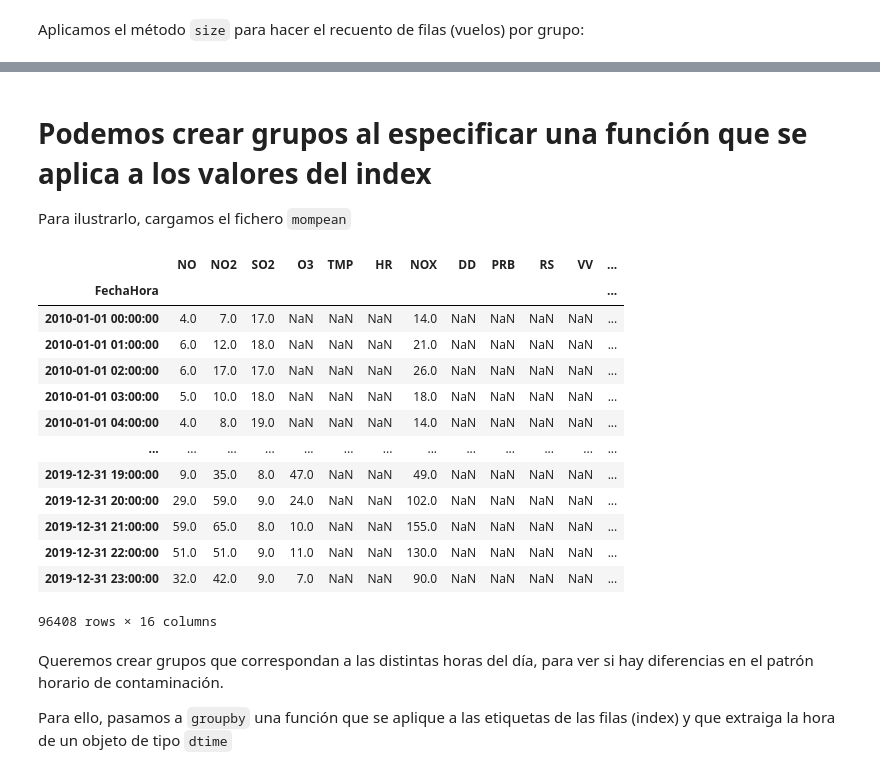
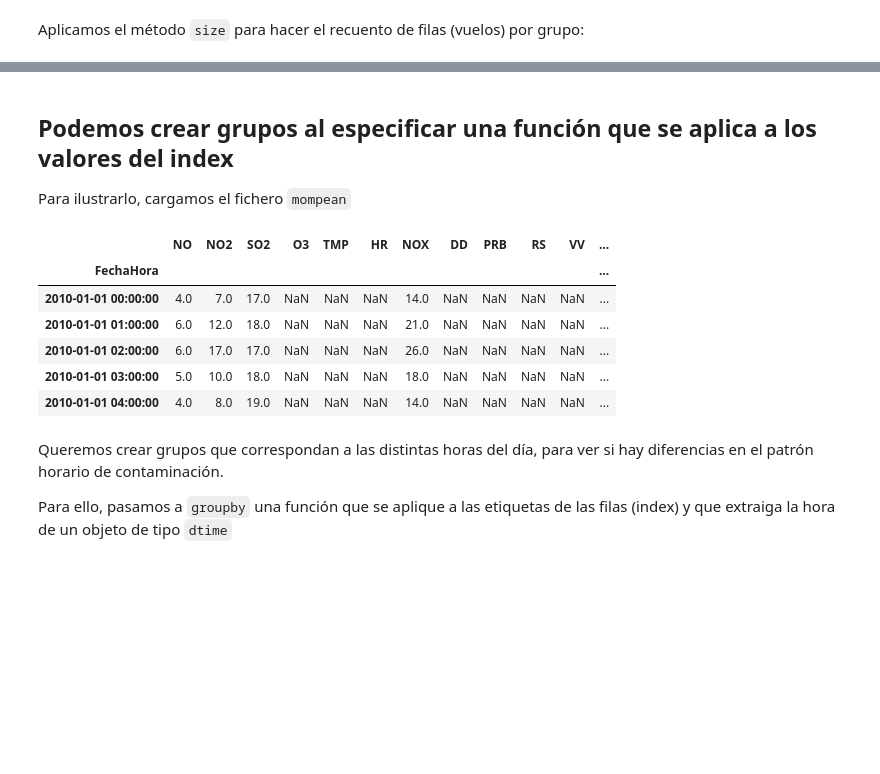
Before and after one commit to mkesslerct/data_science_Python, a Jupyter notebook: transparencias/07-groupby/01-groupby-slides.ipynb, the cells around one changed output, grey strips where cells are left out. Drawn from its saved outputs; the diff is of its cells as text; code cells hidden in the pictures; blank space fills up the shorter version.

```diff
--- a/transparencias/07-groupby/01-groupby-slides.ipynb
+++ b/transparencias/07-groupby/01-groupby-slides.ipynb
@@ -135,27 +128,20 @@ month  origin
        LGA        9067
 dtype: int64
 # %% [markdown]
-# Podemos crear grupos al especificar una función que se aplica a los valores del index
+## Podemos crear grupos al especificar una función que se aplica a los valores del index
 
 Para ilustrarlo, cargamos el fichero `mompean`
 # %%
 mompean = pd.read_csv(path.join(DATA_DIRECTORY, 'mompean.csv'), parse_dates=['FechaHora'], index_col='FechaHora')
-mompean
+mompean.head()
 # %% [output]
 |  | NO | NO2 | SO2 | O3 | TMP | HR | NOX | DD | PRB | RS | VV | ... |
 | FechaHora |  |  |  |  |  |  |  |  |  |  |  | ... |
 | 2010-01-01 00:00:00 | 4.0 | 7.0 | 17.0 | NaN | NaN | NaN | 14.0 | NaN | NaN | NaN | NaN | ... |
 | 2010-01-01 01:00:00 | 6.0 | 12.0 | 18.0 | NaN | NaN | NaN | 21.0 | NaN | NaN | NaN | NaN | ... |
 | 2010-01-01 02:00:00 | 6.0 | 17.0 | 17.0 | NaN | NaN | NaN | 26.0 | NaN | NaN | NaN | NaN | ... |
 | 2010-01-01 03:00:00 | 5.0 | 10.0 | 18.0 | NaN | NaN | NaN | 18.0 | NaN | NaN | NaN | NaN | ... |
 | 2010-01-01 04:00:00 | 4.0 | 8.0 | 19.0 | NaN | NaN | NaN | 14.0 | NaN | NaN | NaN | NaN | ... |
-| ... | ... | ... | ... | ... | ... | ... | ... | ... | ... | ... | ... | ... |
-| 2019-12-31 19:00:00 | 9.0 | 35.0 | 8.0 | 47.0 | NaN | NaN | 49.0 | NaN | NaN | NaN | NaN | ... |
-| 2019-12-31 20:00:00 | 29.0 | 59.0 | 9.0 | 24.0 | NaN | NaN | 102.0 | NaN | NaN | NaN | NaN | ... |
-| 2019-12-31 21:00:00 | 59.0 | 65.0 | 8.0 | 10.0 | NaN | NaN | 155.0 | NaN | NaN | NaN | NaN | ... |
-| 2019-12-31 22:00:00 | 51.0 | 51.0 | 9.0 | 11.0 | NaN | NaN | 130.0 | NaN | NaN | NaN | NaN | ... |
-| 2019-12-31 23:00:00 | 32.0 | 42.0 | 9.0 | 7.0 | NaN | NaN | 90.0 | NaN | NaN | NaN | NaN | ... |
-96408 rows × 16 columns
 # %% [markdown]
 Queremos crear grupos que correspondan a las distintas horas del día, para ver si hay diferencias en el patrón horario de contaminación.
 
```
Also changed, not shown: parts of 25 cells of this notebook, 26 other files.
